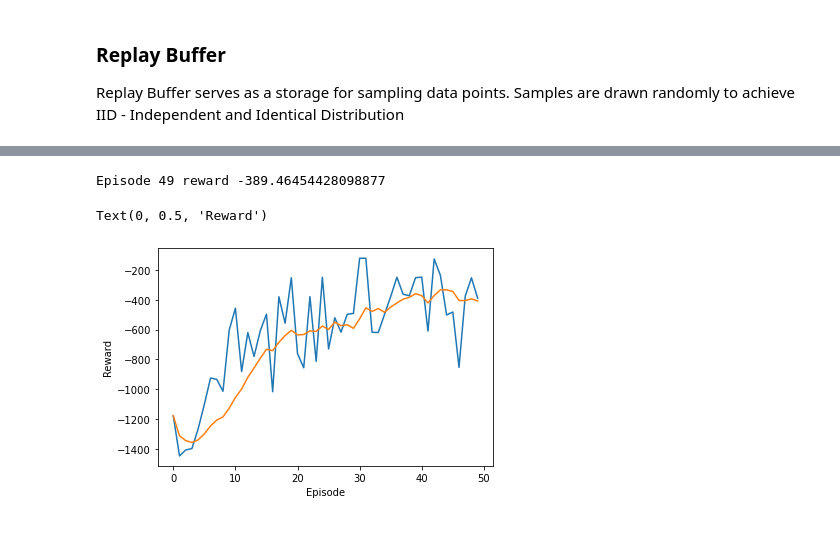
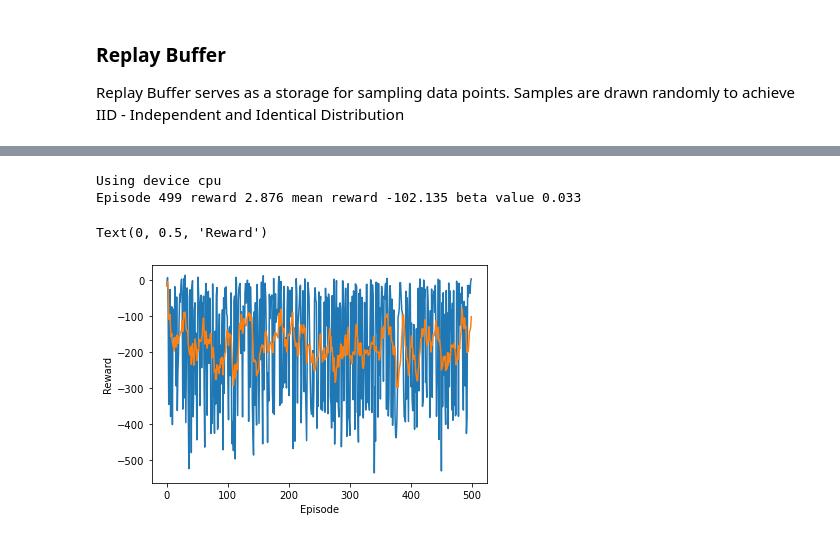
Before and after one commit to andreinechaev/RLPlayground, a Jupyter notebook: DDPG.ipynb, the cells around one changed output, grey strips where cells are left out. Cells and saved outputs as stored; diff of their text form; code cells hidden in the pictures.

```diff
--- a/DDPG.ipynb
+++ b/DDPG.ipynb
@@ -23,6 +24,7 @@ DDPG allows to work with continues output, when vanila DQN is not suited for suc
 # %%
 import gym
 
-env = gym.make('Pendulum-v0')
+# env = gym.make('Pendulum-v0')
+env = gym.make('Ant-v2')
 env
 # %% [output]
@@ -259,16 +519,17 @@ class Agent:
 import torch.optim as optim
 
 # traning routine
-EPISODES = 50
+EPISODES = 500
 
-env = gym.make("Pendulum-v0")
+# env = gym.make('InvertedDoublePendulum-v2')
 noise = OUNoise(env.action_space)
 
 num_states = env.observation_space.shape[0]
 num_actions = env.action_space.shape[0]
 
 device = "cuda" if torch.cuda.is_available() else "cpu"
-agent = Agent(num_states, num_actions, device=device)
+print(f'Using device {device}')
+agent = Agent(num_states, num_actions, buffer_size=500_000, device=device)
 
 rewards = []
 avg_rewards = []
@@ -276,40 +537,44 @@ total_steps = 0
 for i in range(EPISODES):
     state = env.reset()
     noise.reset()
     ep_reward = 0
     step = 0
     while True:
         step += 1
         total_steps += 1
         action = agent.get_action(state)
         action = noise.get_action(action, step)
         next_state, reward, done, _ = env.step(action)
 
         # add new data to replay buffer
         agent.push(state, action, reward, next_state, done)
-        agent.step()
+        if (total_steps + 1) % 20 == 0:
+            for _ in range(10):
+                agent.step()
 
         ep_reward += reward
         state = next_state
         if done:
             break
 
-    print(f'\rEpisode {i} reward {ep_reward}', end='')
     rewards.append(ep_reward)
     avg_rewards.append(np.mean(rewards[-10:]))
-    if avg_rewards[-1] > -250:
-        print(f'Early stop at episode {i}')
-        break
+    print(f'\rEpisode {i} reward {ep_reward:.3f} mean reward {avg_rewards[-1]:.3f} beta value {agent.beta:.3f}\t', end='')
+    agent.beta *= 0.995
+#     if avg_rewards[-1] > -250:
+#         print(f'Early stop at episode {i}')
+#         break
 
 plt.plot(rewards)
 plt.plot(avg_rewards)
 plt.plot()
 plt.xlabel('Episode')
 plt.ylabel('Reward')
 # %% [output]
-Episode 49 reward -389.46454428098877
+Using device cpu
+Episode 499 reward 2.876 mean reward -102.135 beta value 0.033
 Text(0, 0.5, 'Reward')
-[figure, old version]
+[figure, new version]
 # %%
 # Evaluation
 
```
Also changed, not shown: parts of 11 cells of this notebook, 1 other file.
